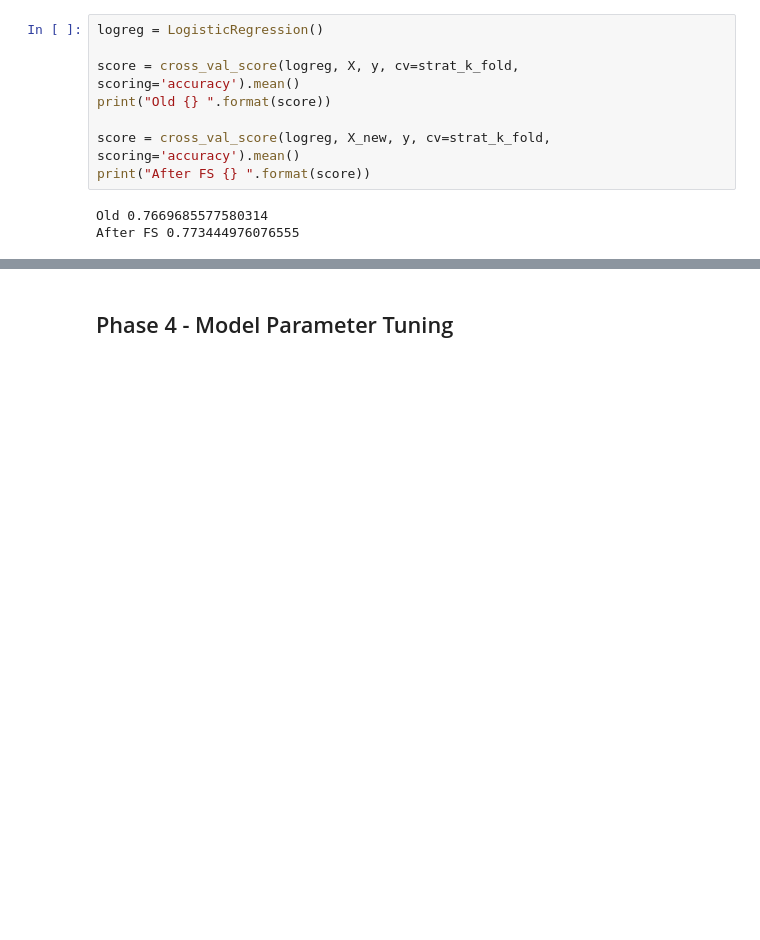
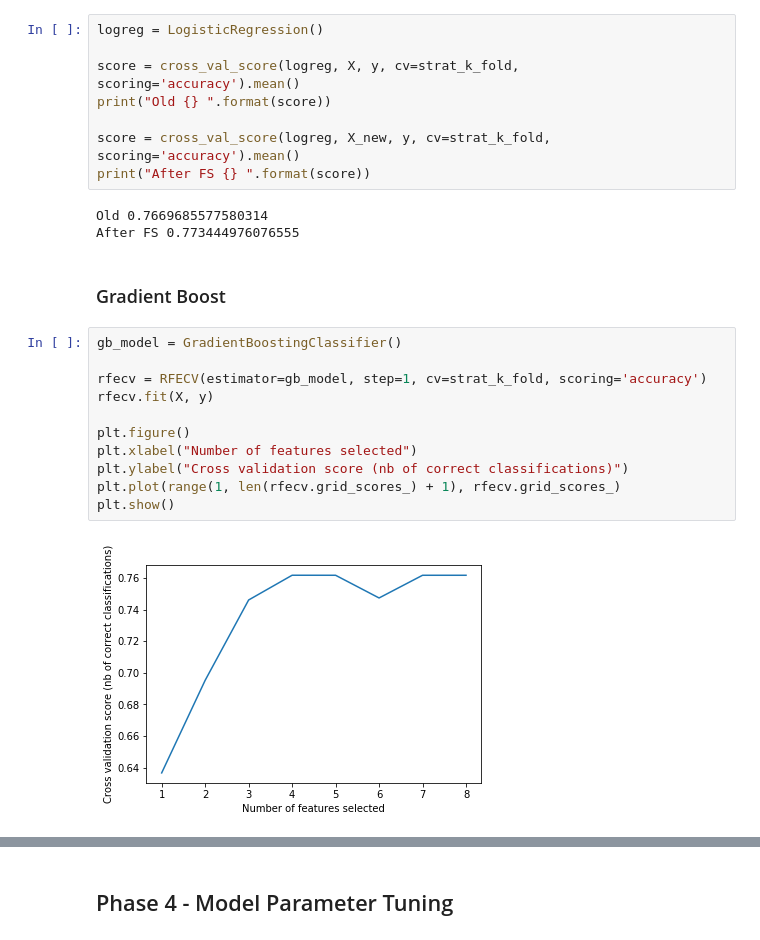
Before and after one commit to LahiruTjay/Machine-Learning-With-Python, a Jupyter notebook: Machine Learning Workflow on Diabetes Data.ipynb, the cells around one changed output, grey strips where cells are left out. Saved outputs shown, nothing was run; the diff lists cells and outputs as text; blank space fills up the shorter version.

```diff
--- a/Machine Learning Workflow on Diabetes Data.ipynb
+++ b/Machine Learning Workflow on Diabetes Data.ipynb
@@ -238,3 +240,18 @@ print("After FS {} ".format(score))
 # %% [output]
 Old 0.7669685577580314
 After FS 0.773444976076555
+# %% [markdown]
+### Gradient Boost
+# %%
+gb_model = GradientBoostingClassifier()
+
+rfecv = RFECV(estimator=gb_model, step=1, cv=strat_k_fold, scoring='accuracy')
+rfecv.fit(X, y)
+
+plt.figure()
+plt.xlabel("Number of features selected")
+plt.ylabel("Cross validation score (nb of correct classifications)")
+plt.plot(range(1, len(rfecv.grid_scores_) + 1), rfecv.grid_scores_)
+plt.show()
+# %% [output]
+[figure, added]
```
Also changed, not shown: parts of 9 cells of this notebook.
